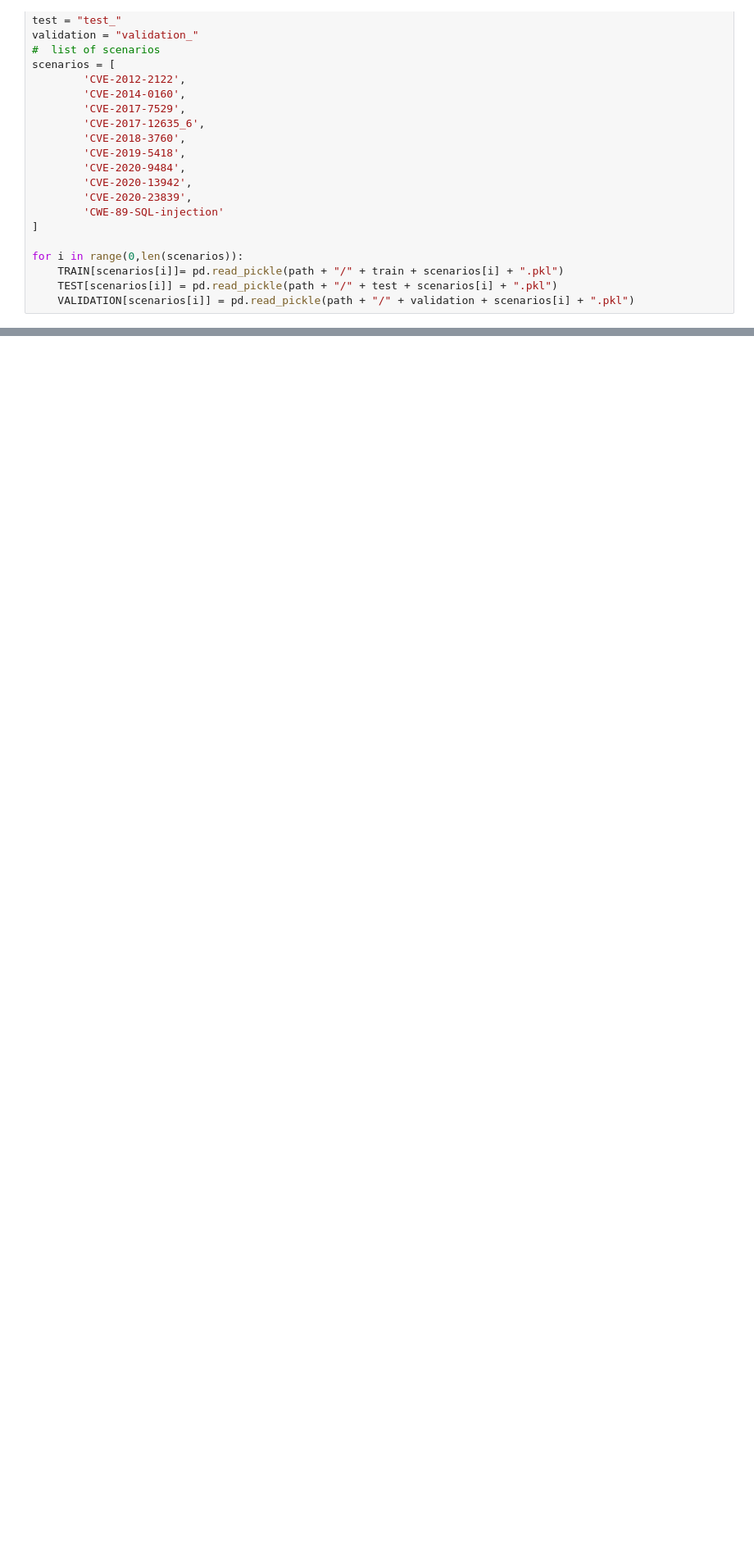
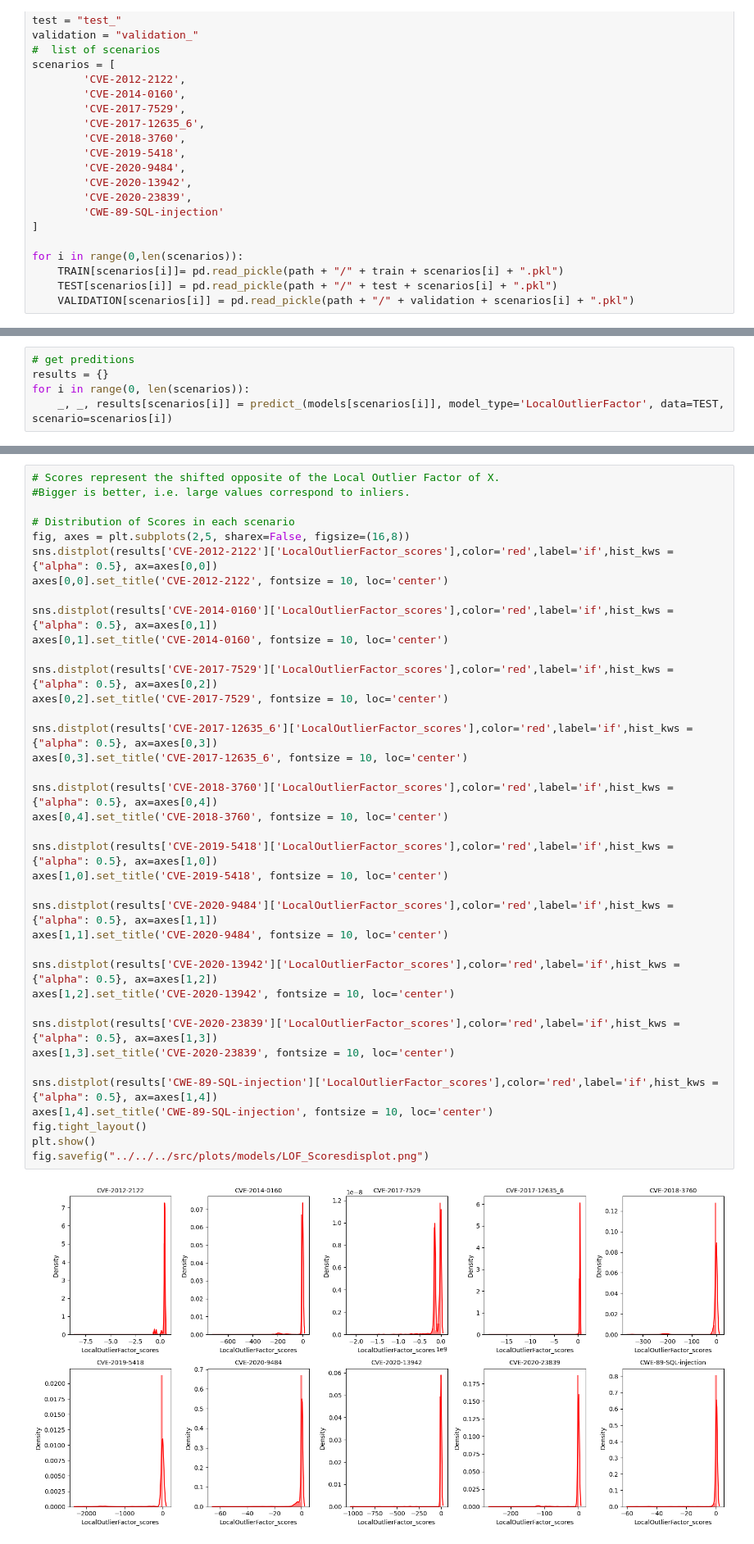
Before and after one commit to Janalytics94/anomaly-detection-software, a Jupyter notebook: src/notebooks/models/LOF.ipynb, the cells around one changed output, grey strips where cells are left out. Shown at 82% size. Cells and saved outputs as stored; diff of their text form; blank space fills up the shorter version.

```diff
--- a/src/notebooks/models/LOF.ipynb
+++ b/src/notebooks/models/LOF.ipynb
@@ -46,0 +56,5 @@ LocalOutlierFactor(contamination=0.1532595823344213, n_jobs=-1, novelty=True)
+# %%
+# get preditions
+results = {}
+for i in range(0, len(scenarios)):
+    _, _, results[scenarios[i]] = predict_(models[scenarios[i]], model_type='LocalOutlierFactor', data=TEST, scenario=scenarios[i])
@@ -46,0 +143,40 @@ LocalOutlierFactor(contamination=0.1532595823344213, n_jobs=-1, novelty=True)
+# %%
+# Scores represent the shifted opposite of the Local Outlier Factor of X.
+#Bigger is better, i.e. large values correspond to inliers.
+
+# Distribution of Scores in each scenario
+fig, axes = plt.subplots(2,5, sharex=False, figsize=(16,8))
+sns.distplot(results['CVE-2012-2122']['LocalOutlierFactor_scores'],color='red',label='if',hist_kws = {"alpha": 0.5}, ax=axes[0,0])
+axes[0,0].set_title('CVE-2012-2122', fontsize = 10, loc='center')
+
+sns.distplot(results['CVE-2014-0160']['LocalOutlierFactor_scores'],color='red',label='if',hist_kws = {"alpha": 0.5}, ax=axes[0,1])
+axes[0,1].set_title('CVE-2014-0160', fontsize = 10, loc='center')
+
+sns.distplot(results['CVE-2017-7529']['LocalOutlierFactor_scores'],color='red',label='if',hist_kws = {"alpha": 0.5}, ax=axes[0,2])
+axes[0,2].set_title('CVE-2017-7529', fontsize = 10, loc='center')
+
+sns.distplot(results['CVE-2017-12635_6']['LocalOutlierFactor_scores'],color='red',label='if',hist_kws = {"alpha": 0.5}, ax=axes[0,3])
+axes[0,3].set_title('CVE-2017-12635_6', fontsize = 10, loc='center')
+
+sns.distplot(results['CVE-2018-3760']['LocalOutlierFactor_scores'],color='red',label='if',hist_kws = {"alpha": 0.5}, ax=axes[0,4])
+axes[0,4].set_title('CVE-2018-3760', fontsize = 10, loc='center')
+
+sns.distplot(results['CVE-2019-5418']['LocalOutlierFactor_scores'],color='red',label='if',hist_kws = {"alpha": 0.5}, ax=axes[1,0])
+axes[1,0].set_title('CVE-2019-5418', fontsize = 10, loc='center')
+
+sns.distplot(results['CVE-2020-9484']['LocalOutlierFactor_scores'],color='red',label='if',hist_kws = {"alpha": 0.5}, ax=axes[1,1])
+axes[1,1].set_title('CVE-2020-9484', fontsize = 10, loc='center')
+
+sns.distplot(results['CVE-2020-13942']['LocalOutlierFactor_scores'],color='red',label='if',hist_kws = {"alpha": 0.5}, ax=axes[1,2])
+axes[1,2].set_title('CVE-2020-13942', fontsize = 10, loc='center')
+
+sns.distplot(results['CVE-2020-23839']['LocalOutlierFactor_scores'],color='red',label='if',hist_kws = {"alpha": 0.5}, ax=axes[1,3])
+axes[1,3].set_title('CVE-2020-23839', fontsize = 10, loc='center')
+
+sns.distplot(results['CWE-89-SQL-injection']['LocalOutlierFactor_scores'],color='red',label='if',hist_kws = {"alpha": 0.5}, ax=axes[1,4])
+axes[1,4].set_title('CWE-89-SQL-injection', fontsize = 10, loc='center')
+fig.tight_layout()
+plt.show()
+fig.savefig("../../../src/plots/models/LOF_Scoresdisplot.png")
+# %% [output]
+[figure, added]
```
Also changed, not shown: parts of 34 cells of this notebook, 10 other files.
